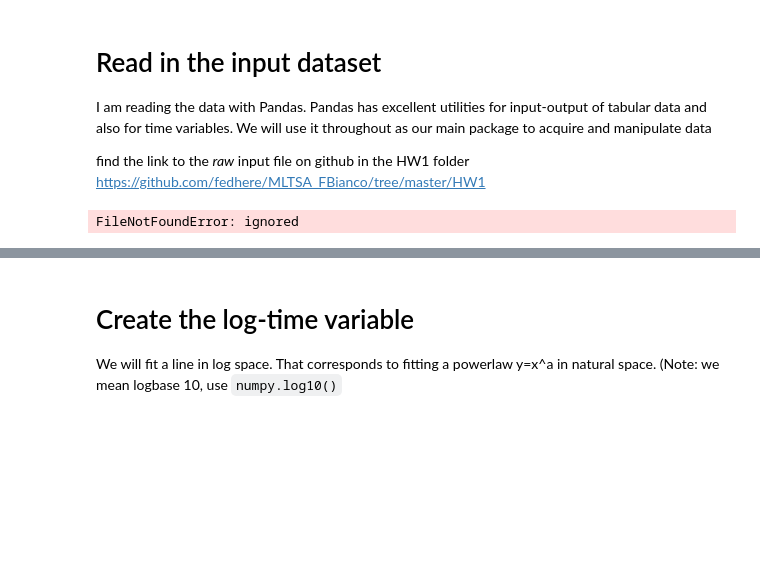
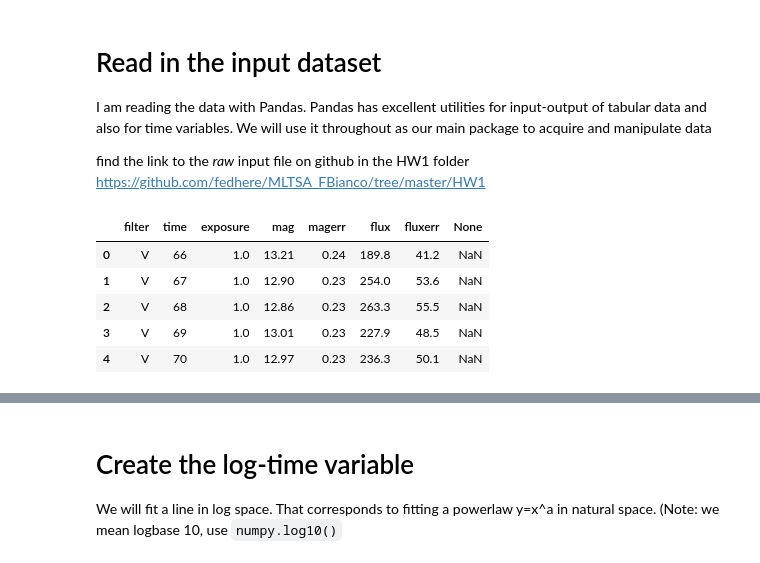
Before and after one commit to Marrs-jin/MLTSA_AMarrs, a Jupyter notebook: HW1/HW1.ipynb, the cells around one changed output, grey strips where cells are left out. Cells and saved outputs as stored; diff of their text form; code cells hidden in the pictures; blank space fills up the shorter version.

```diff
--- a/HW1/HW1.ipynb
+++ b/HW1/HW1.ipynb
@@ -40,8 +42,14 @@ I am reading the data with Pandas. Pandas has excellent utilities for input-outp
 
 find the link to the *raw* input file on github in the HW1 folder https://github.com/fedhere/MLTSA_FBianco/tree/master/HW1
 # %%
-grball = pd.read_csv('grb050525A_all.dat', sep = ' ', header = None,
+url1 = "https://raw.githubusercontent.com/fedhere/MLTSA_FBianco/master/HW1/grb050525A_all.dat"
+grball = pd.read_csv(url1, sep = ' ', header = None,
                      names = ["filter", "time", "exposure", "mag", "magerr", "flux", "fluxerr", "None"],index_col=None)
 grball.head()
 # %% [output]
-FileNotFoundError: ignored
+|  | filter | time | exposure | mag | magerr | flux | fluxerr | None |
+| 0 | V | 66 | 1.0 | 13.21 | 0.24 | 189.8 | 41.2 | NaN |
+| 1 | V | 67 | 1.0 | 12.90 | 0.23 | 254.0 | 53.6 | NaN |
+| 2 | V | 68 | 1.0 | 12.86 | 0.23 | 263.3 | 55.5 | NaN |
+| 3 | V | 69 | 1.0 | 13.01 | 0.23 | 227.9 | 48.5 | NaN |
+| 4 | V | 70 | 1.0 | 12.97 | 0.23 | 236.3 | 50.1 | NaN |
```
Also changed, not shown: parts of 13 cells of this notebook.
